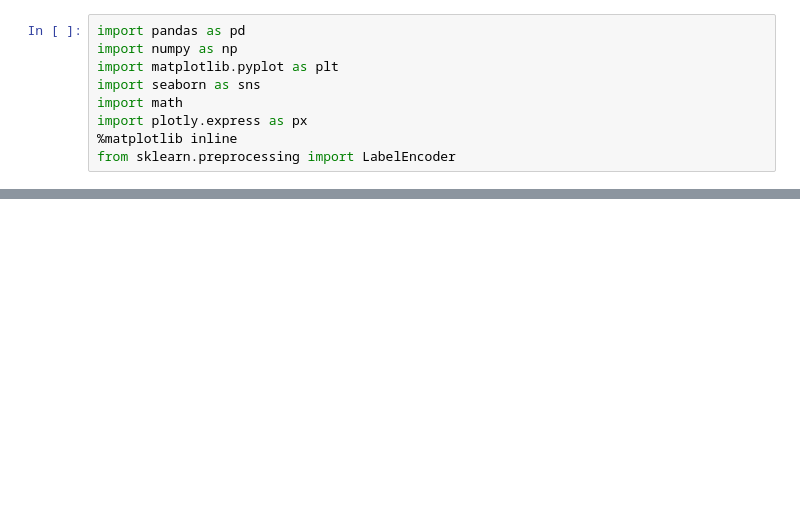
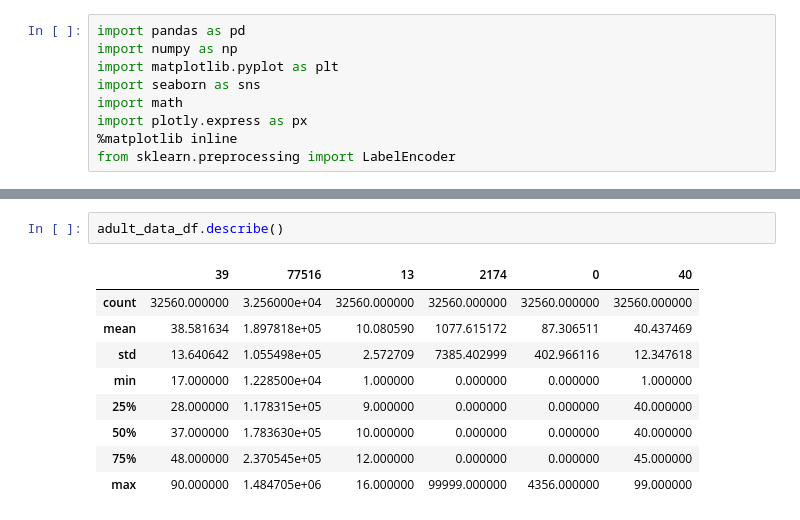
Before and after one commit to shivansh052k/Analyze_Income_Inequality_using_Data_Science, a Jupyter notebook: Income_inequality.ipynb, the cells around one changed output, grey strips where cells are left out. Drawn from its saved outputs; the diff is of its cells as text; blank space fills up the shorter version.

```diff
--- a/Income_inequality.ipynb
+++ b/Income_inequality.ipynb
@@ -43 +78,13 @@ adult_data_df.head()
+# %%
+adult_data_df.describe()
+# %% [output]
+|  | 39 | 77516 | 13 | 2174 | 0 | 40 |
+| count | 32560.000000 | 3.256000e+04 | 32560.000000 | 32560.000000 | 32560.000000 | 32560.000000 |
+| mean | 38.581634 | 1.897818e+05 | 10.080590 | 1077.615172 | 87.306511 | 40.437469 |
+| std | 13.640642 | 1.055498e+05 | 2.572709 | 7385.402999 | 402.966116 | 12.347618 |
+| min | 17.000000 | 1.228500e+04 | 1.000000 | 0.000000 | 0.000000 | 1.000000 |
+| 25% | 28.000000 | 1.178315e+05 | 9.000000 | 0.000000 | 0.000000 | 40.000000 |
+| 50% | 37.000000 | 1.783630e+05 | 10.000000 | 0.000000 | 0.000000 | 40.000000 |
+| 75% | 48.000000 | 2.370545e+05 | 12.000000 | 0.000000 | 0.000000 | 45.000000 |
+| max | 90.000000 | 1.484705e+06 | 16.000000 | 99999.000000 | 4356.000000 | 99.000000 |
 # %%
```
Also changed, not shown: parts of 27 cells of this notebook, 1 other file.
